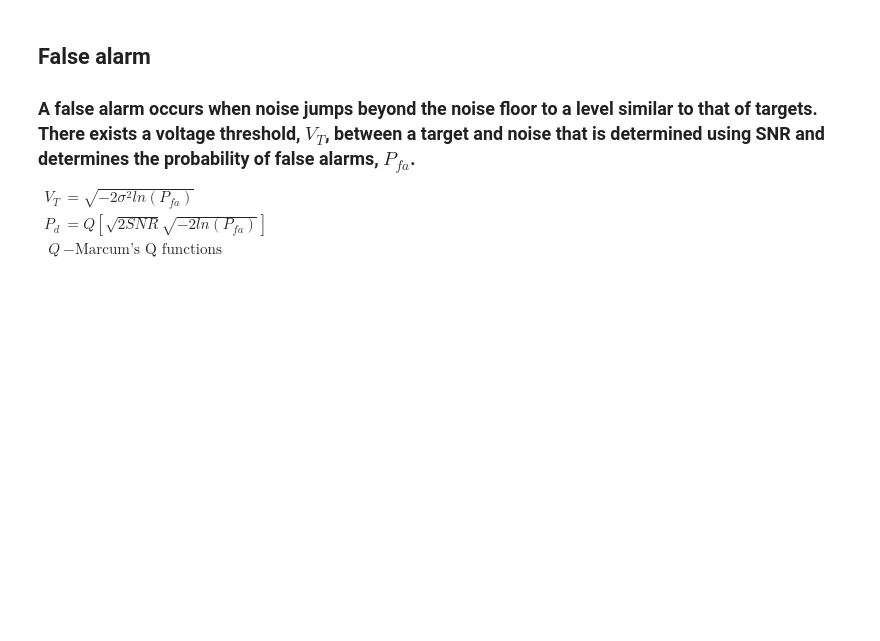
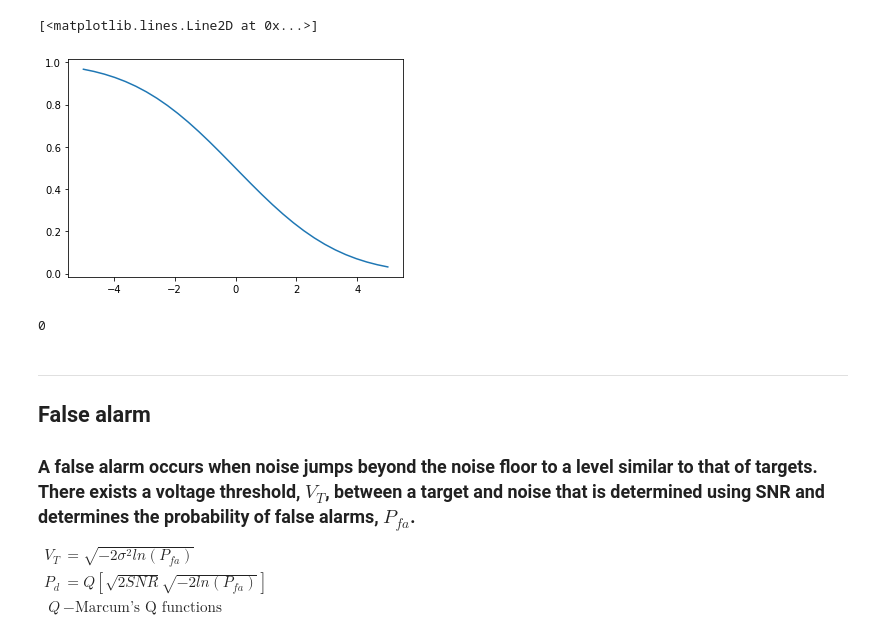
Before and after one commit to brunerm99/ADI_Radar_DSP, a Jupyter notebook: Bruner_Thesis/Target_Detection.ipynb, the cells around one changed output. Cells and saved outputs as stored; diff of their text form; code cells hidden in the pictures; blank space fills up the shorter version.

```diff
--- a/Bruner_Thesis/Target_Detection.ipynb
+++ b/Bruner_Thesis/Target_Detection.ipynb
@@ -26,4 +99,17 @@ P_n &= \frac{\sigma^2}{2}
+# %%
+# Probability of false alarm
+V = np.linspace(-5, 5, 30)
+P_fa = 0.5 * (1 - scipy.special.erf(V / std**(0.5)))
+plt.plot(V, P_fa)
+# %% [output]
+[<matplotlib.lines.Line2D at 0x...>]
+[figure, added]
+# %%
+np.sum(np.where(np.abs(iq) > adc_size))
+# %% [output]
+0
 # %% [markdown]
+***
 ## False alarm
 ### A false alarm occurs when noise jumps beyond the noise floor to a level similar to that of targets. There exists a voltage threshold, $V_T$, between a target and noise that is determined using SNR and determines the probability of false alarms, $P_{fa}$.
 $ \begin {align}
```
Also changed, not shown: parts of 9 cells of this notebook.
